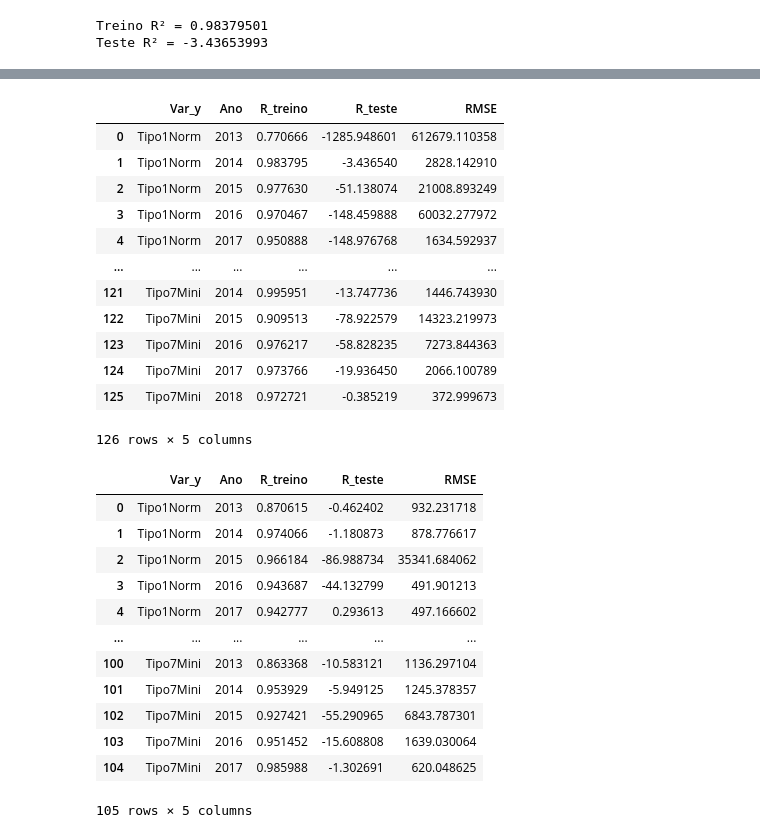
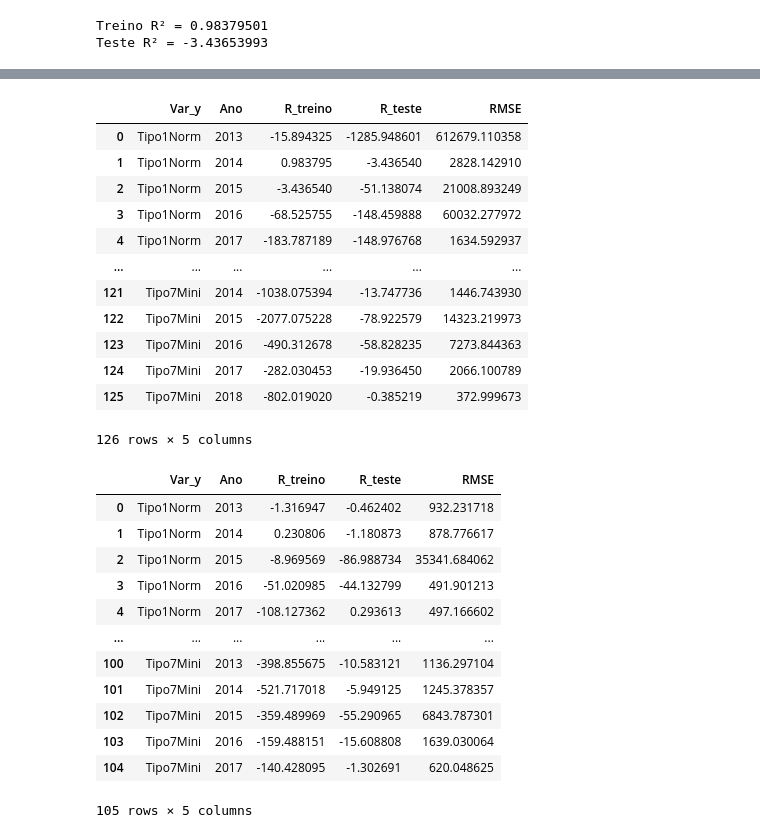
Before and after one commit to GabrielTrentino/TCC, a Jupyter notebook: TCC_parte_2.ipynb, the cells around one changed output, grey strips where cells are left out. Cells and saved outputs as stored; diff of their text form; code cells hidden in the pictures.

```diff
--- a/TCC_parte_2.ipynb
+++ b/TCC_parte_2.ipynb
@@ -241,0 +238,7 @@ Teste R² = -3.43653993
+# %%
+def validacao_TCC(X_train, y_train, y_test, y_pred):
+  R_treino = modelo.score(X_train,y_train)
+  R_teste = metrics.r2_score(y_test, y_pred)
+  RMSE = metrics.mean_squared_error(y_test, y_pred)
+  valid_TCC = [R_treino, R_teste, RMSE]
+  return valid_TCC
@@ -242,5 +251,5 @@ Teste R² = -3.43653993
 # %%
-def JanelaMovel_Regressao(df, df_new, qnt_data_1grupo=1, qnt_data_2grupo=1):
+def JanelaMovel_RegressaoLinear(df, df_new, qnt_data_1grupo=1, qnt_data_2grupo=1):
 
   #Cria uma Lista para poder criar um DataFrame no final:
   resultados = []
@@ -274,42 +283,44 @@ def JanelaMovel_Regressao(df, df_new, qnt_data_1grupo=1, qnt_data_2grupo=1):
       y_pred = modelo.predict(X_test)
 
       #Variáveis para criar o DataFrame:
-      R_treino = modelo.score(X_train,y_train)
-      R_teste = metrics.r2_score(y_test, y_pred)
-      RMSE = metrics.mean_squared_error(y_test, y_pred)
-      resultados.append([nome, ano, R_treino, R_teste , RMSE])
+      infos_de_validar = []
+      infos_de_validar = [nome, ano]
+      for i in validacao_TCC(X_train, y_train, y_test, y_pred):
+        infos_de_validar.append(i)
+
+      resultados.append(infos_de_validar)
 
   resultados = pd.DataFrame(resultados, columns=["Var_y", "Ano", "R_treino", "R_teste", "RMSE"])
   return resultados
 # %%
-JanelaMovel_Regressao(df, df_new)
+JanelaMovel_RegressaoLinear(df, df_new)
 # %% [output]
 |  | Var_y | Ano | R_treino | R_teste | RMSE |
-| 0 | Tipo1Norm | 2013 | 0.770666 | -1285.948601 | 612679.110358 |
+| 0 | Tipo1Norm | 2013 | -15.894325 | -1285.948601 | 612679.110358 |
 | 1 | Tipo1Norm | 2014 | 0.983795 | -3.436540 | 2828.142910 |
-| 2 | Tipo1Norm | 2015 | 0.977630 | -51.138074 | 21008.893249 |
-| 3 | Tipo1Norm | 2016 | 0.970467 | -148.459888 | 60032.277972 |
-| 4 | Tipo1Norm | 2017 | 0.950888 | -148.976768 | 1634.592937 |
+| 2 | Tipo1Norm | 2015 | -3.436540 | -51.138074 | 21008.893249 |
+| 3 | Tipo1Norm | 2016 | -68.525755 | -148.459888 | 60032.277972 |
+| 4 | Tipo1Norm | 2017 | -183.787189 | -148.976768 | 1634.592937 |
 | ... | ... | ... | ... | ... | ... |
-| 121 | Tipo7Mini | 2014 | 0.995951 | -13.747736 | 1446.743930 |
-| 122 | Tipo7Mini | 2015 | 0.909513 | -78.922579 | 14323.219973 |
-| 123 | Tipo7Mini | 2016 | 0.976217 | -58.828235 | 7273.844363 |
-| 124 | Tipo7Mini | 2017 | 0.973766 | -19.936450 | 2066.100789 |
-| 125 | Tipo7Mini | 2018 | 0.972721 | -0.385219 | 372.999673 |
+| 121 | Tipo7Mini | 2014 | -1038.075394 | -13.747736 | 1446.743930 |
+| 122 | Tipo7Mini | 2015 | -2077.075228 | -78.922579 | 14323.219973 |
+| 123 | Tipo7Mini | 2016 | -490.312678 | -58.828235 | 7273.844363 |
+| 124 | Tipo7Mini | 2017 | -282.030453 | -19.936450 | 2066.100789 |
+| 125 | Tipo7Mini | 2018 | -802.019020 | -0.385219 | 372.999673 |
 126 rows × 5 columns
 # %%
-JanelaMovel_Regressao(df, df_new, 2,2)
+JanelaMovel_RegressaoLinear(df, df_new, 2,2)
 # %% [output]
 |  | Var_y | Ano | R_treino | R_teste | RMSE |
-| 0 | Tipo1Norm | 2013 | 0.870615 | -0.462402 | 932.231718 |
-| 1 | Tipo1Norm | 2014 | 0.974066 | -1.180873 | 878.776617 |
-| 2 | Tipo1Norm | 2015 | 0.966184 | -86.988734 | 35341.684062 |
-| 3 | Tipo1Norm | 2016 | 0.943687 | -44.132799 | 491.901213 |
-| 4 | Tipo1Norm | 2017 | 0.942777 | 0.293613 | 497.166602 |
+| 0 | Tipo1Norm | 2013 | -1.316947 | -0.462402 | 932.231718 |
+| 1 | Tipo1Norm | 2014 | 0.230806 | -1.180873 | 878.776617 |
+| 2 | Tipo1Norm | 2015 | -8.969569 | -86.988734 | 35341.684062 |
+| 3 | Tipo1Norm | 2016 | -51.020985 | -44.132799 | 491.901213 |
+| 4 | Tipo1Norm | 2017 | -108.127362 | 0.293613 | 497.166602 |
 | ... | ... | ... | ... | ... | ... |
-| 100 | Tipo7Mini | 2013 | 0.863368 | -10.583121 | 1136.297104 |
-| 101 | Tipo7Mini | 2014 | 0.953929 | -5.949125 | 1245.378357 |
-| 102 | Tipo7Mini | 2015 | 0.927421 | -55.290965 | 6843.787301 |
-| 103 | Tipo7Mini | 2016 | 0.951452 | -15.608808 | 1639.030064 |
-| 104 | Tipo7Mini | 2017 | 0.985988 | -1.302691 | 620.048625 |
+| 100 | Tipo7Mini | 2013 | -398.855675 | -10.583121 | 1136.297104 |
+| 101 | Tipo7Mini | 2014 | -521.717018 | -5.949125 | 1245.378357 |
+| 102 | Tipo7Mini | 2015 | -359.489969 | -55.290965 | 6843.787301 |
+| 103 | Tipo7Mini | 2016 | -159.488151 | -15.608808 | 1639.030064 |
+| 104 | Tipo7Mini | 2017 | -140.428095 | -1.302691 | 620.048625 |
 105 rows × 5 columns
```
Also changed, not shown: parts of 7 cells of this notebook.
